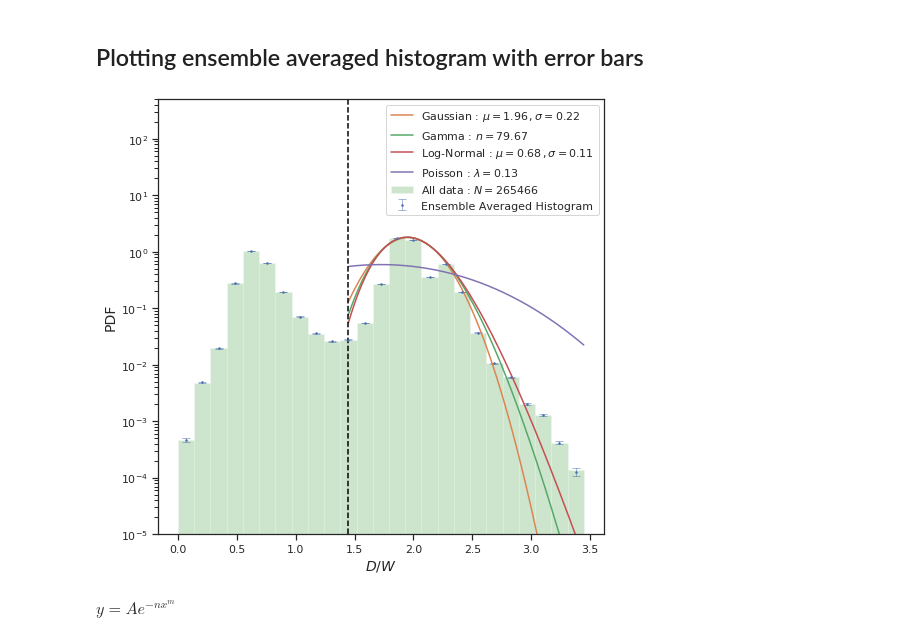
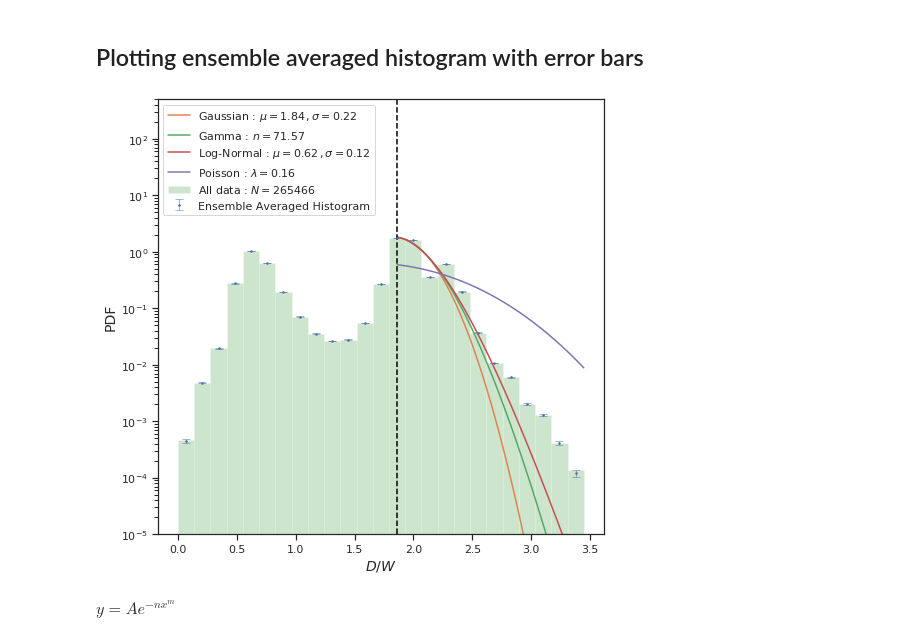
Before and after one commit to palsagar/ligaments_analysis, a Jupyter notebook: error_d1.ipynb, the cells around one changed output. Saved outputs shown, nothing was run; the diff lists cells and outputs as text; code cells hidden in the pictures.

```diff
--- a/error_d1.ipynb
+++ b/error_d1.ipynb
@@ -68,35 +68,35 @@ fig = plt.figure(figsize=(8,8))
 
 fit_x, fit_y, xspace = plot_histogram_error(data=d1[:,1]/2.0, n_bins= global_n_bins, heights=heights, errors=error_d1)
 
 # How many points from the tail end, starting from the tail end point, do you want to fit on. max points = 25
 
-limit = 15`
+limit = 12
 
 x_lim_test = np.where( xspace >= fit_x[-limit] )
 
 x_lim = x_lim_test[0][1]
 
 popt_gauss , pcov_gauss = fit(fit_x[-limit:],fit_y[-limit:], gauss)
 plt.plot(xspace[x_lim:], gauss(xspace[x_lim:], *popt_gauss), label="Gaussian : $\mu = %.2f \, ,  \sigma = %.2f$" %(popt_gauss[0], popt_gauss[1]) );
 
 popt_gamma, pcov_gamma = fit(fit_x[-limit:], fit_y[-limit:], gamma_n)
 plt.plot(xspace[x_lim:], gamma_n(xspace[x_lim:], *popt_gamma), label="Gamma : $n = %.2f$" %(popt_gamma[0]));
 
 popt_lognorm, pcov_lognorm = fit(fit_x[-limit:], fit_y[-limit:], lognorm)
 plt.plot(xspace[x_lim:], lognorm(xspace[x_lim:], *popt_lognorm), label="Log-Normal : $\mu = %.2f \, , \sigma = %.2f$" %(popt_lognorm[0], popt_lognorm[1]));
 
 popt_poisson, pcov_poisson = fit(fit_x[-limit:], fit_y[-limit:], poisson)
 plt.plot(xspace[x_lim:], poisson(xspace[x_lim:], *popt_poisson), label="Poisson : $\lambda = %.2f$" %popt_poisson[0]);
 
 plt.axvline(x = fit_x[-limit], color = 'black', linestyle='--')
 
 plt.hist(d1[:,1]/2.0, alpha = 0.2, color= 'green', bins=bin_selection(d1[:,1]/2.0, global_n_bins)[0], density=True, label = "All data : $N = %d$" %(np.size(d1[:,1]/2.0)))
 
 plt.ylim(top = 5e2, bottom = 1e-5);
 plt.yscale('log', basey = 10);
 plt.legend();
 # %% [output]
-[figure, old version]
+[figure, new version]
 # %% [markdown]
 $y = A e^{-n x^m}$
 # %%
```
Also changed, not shown: parts of 1 cell of this notebook.
